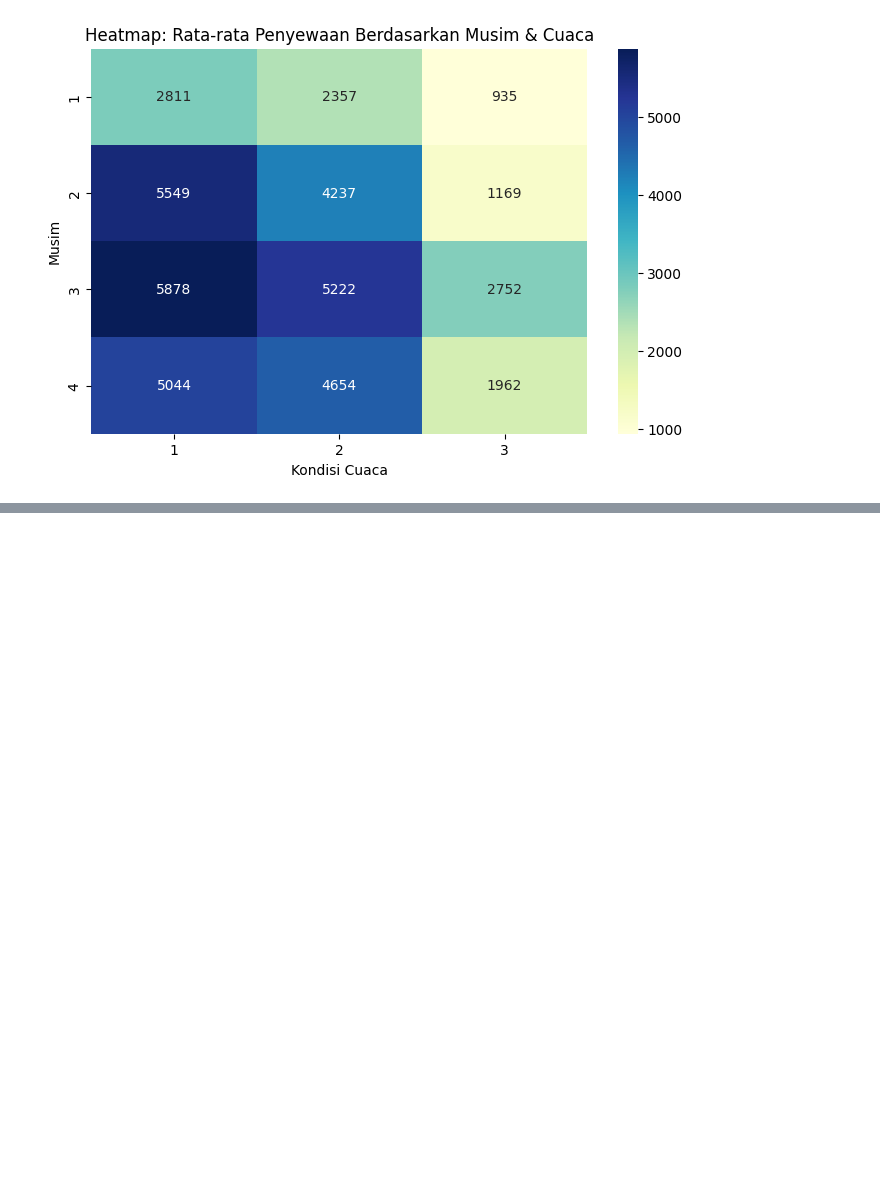
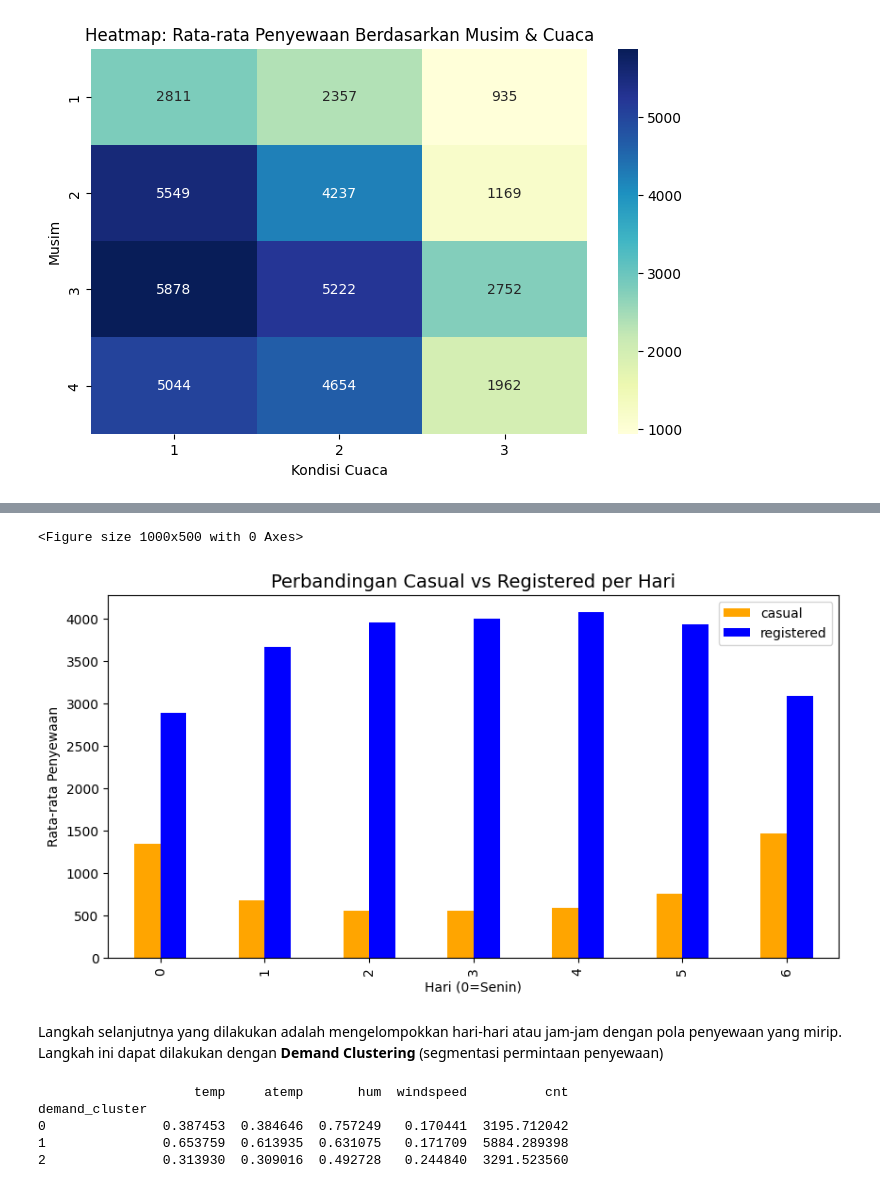
Before and after one commit to muhanangmahrub/bike-sharing-analysis-using-python, a Jupyter notebook: notebook.ipynb, the cells around one changed output, grey strips where cells are left out. Cells and saved outputs as stored; diff of their text form; code cells hidden in the pictures; blank space fills up the shorter version.

```diff
--- a/notebook.ipynb
+++ b/notebook.ipynb
@@ -535,0 +568,34 @@ plt.show()
+# %%
+plt.figure(figsize=(10, 5))
+user_weekday = day_df.groupby("weekday")[["casual", "registered"]].mean().reset_index()
+user_weekday.plot(x="weekday", kind="bar", stacked=False, figsize=(10,5), color=["orange", "blue"])
+plt.title("Perbandingan Casual vs Registered per Hari", fontsize=14)
+plt.xlabel("Hari (0=Senin)")
+plt.ylabel("Rata-rata Penyewaan")
+plt.show()
+# %% [output]
+<Figure size 1000x500 with 0 Axes>
+[figure, added]
+# %% [markdown]
+Langkah selanjutnya yang dilakukan adalah mengelompokkan hari-hari atau jam-jam dengan pola penyewaan yang mirip. Langkah ini dapat dilakukan dengan __Demand Clustering__ (segmentasi permintaan penyewaan)
+# %%
+features = ["temp", "atemp", "hum", "windspeed", "cnt"]
+X = day_df[features]
+
+# Normalisasi
+scaler = StandardScaler()
+X_scaled = scaler.fit_transform(X)
+
+# Clustering
+kmeans = KMeans(n_clusters=3, random_state=42)
+day_df["demand_cluster"] = kmeans.fit_predict(X_scaled)
+
+# Melihat rata-rata tiap cluster
+cluster_summary = day_df.groupby("demand_cluster")[features].mean()
+print(cluster_summary)
+# %% [output]
+                    temp     atemp       hum  windspeed          cnt
+demand_cluster
+0               0.387453  0.384646  0.757249   0.170441  3195.712042
+1               0.653759  0.613935  0.631075   0.171709  5884.289398
+2               0.313930  0.309016  0.492728   0.244840  3291.523560
```
Also changed, not shown: parts of 10 cells of this notebook, 6 other files.
